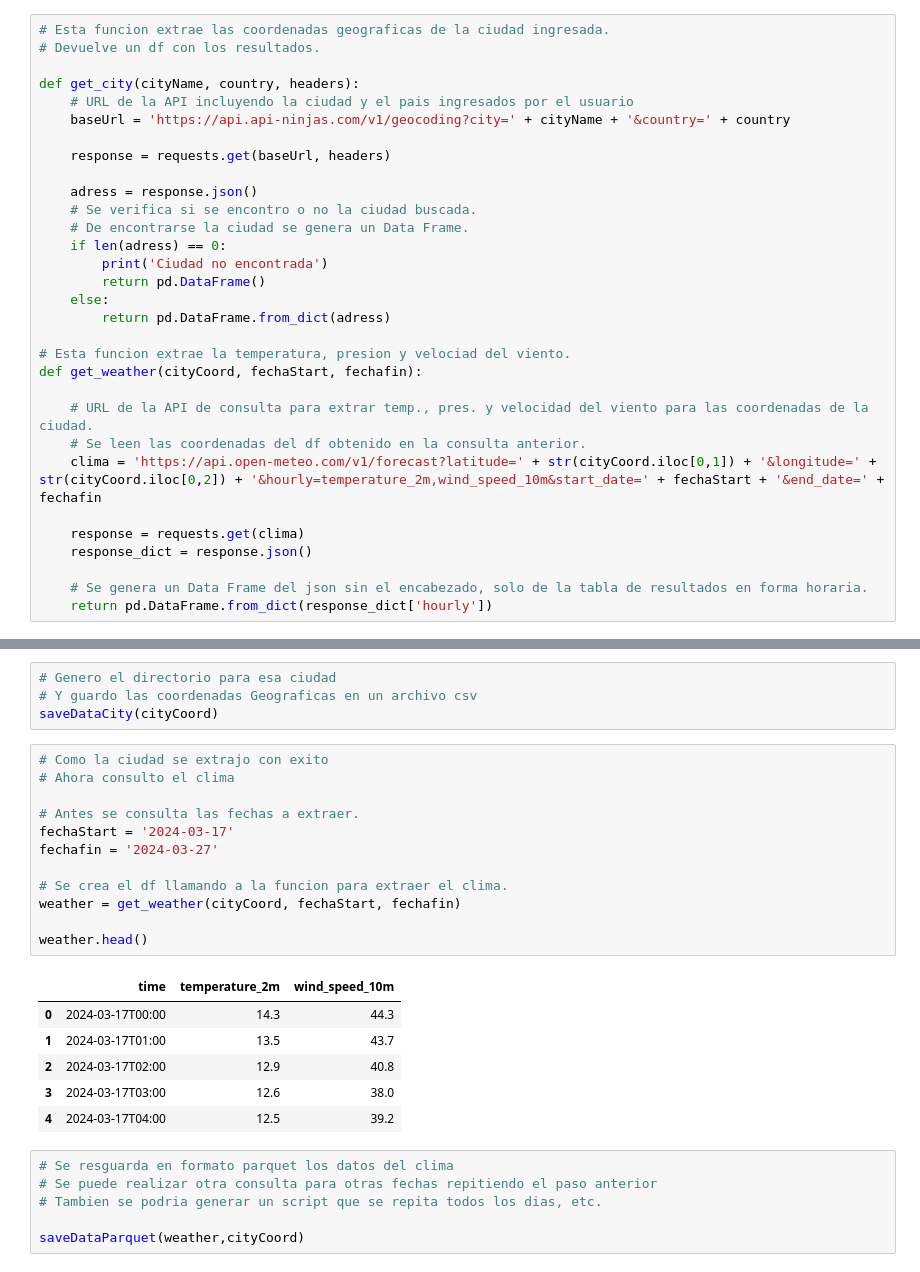
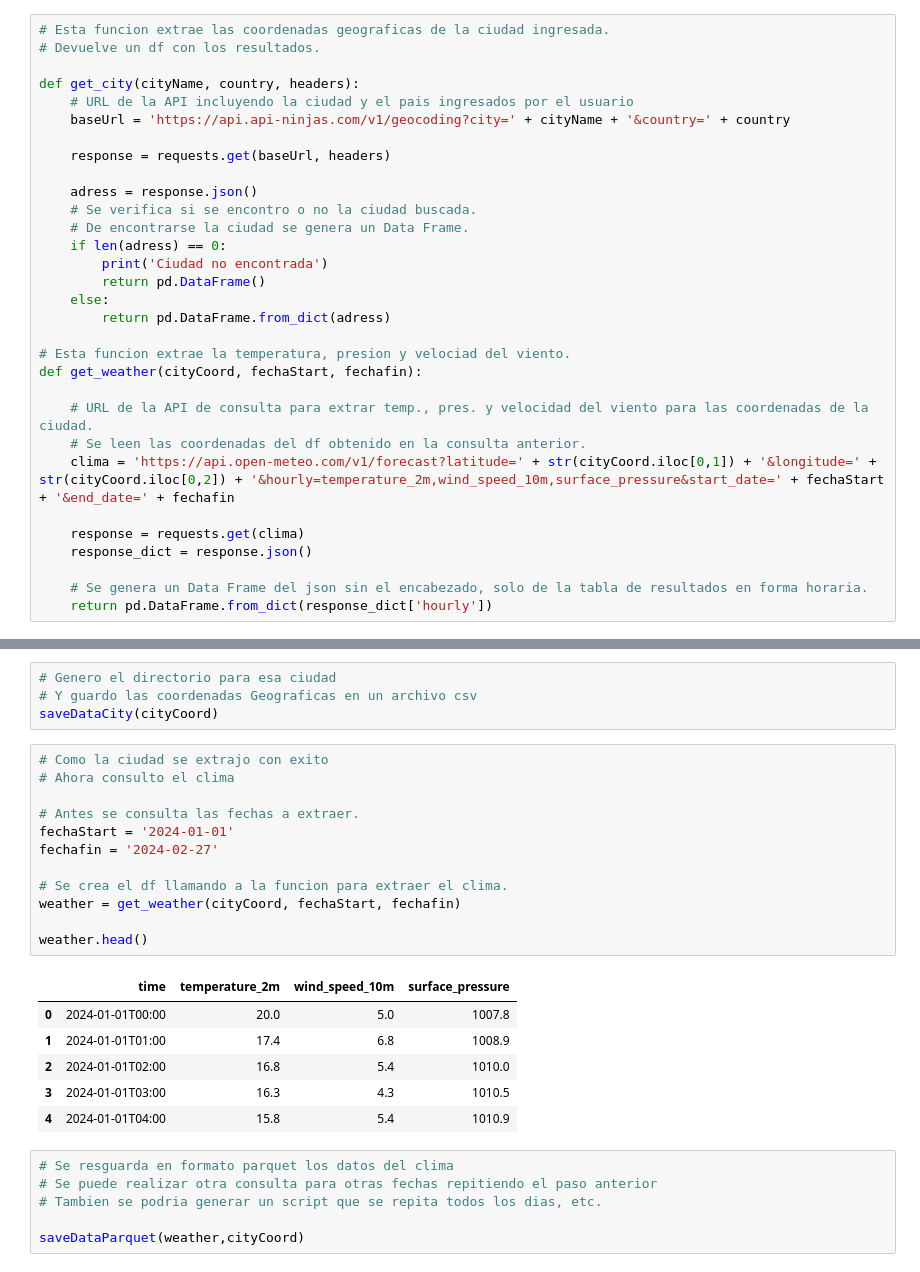
Before and after one commit to SELF-msselve/API-Extract, a Jupyter notebook: EduardoFarina-TP1.ipynb, the cells around one changed output, grey strips where cells are left out. Saved outputs shown, nothing was run; the diff lists cells and outputs as text.

```diff
--- a/EduardoFarina-TP1.ipynb
+++ b/EduardoFarina-TP1.ipynb
@@ -62,7 +62,7 @@ def get_weather(cityCoord, fechaStart, fechafin):
 
     # URL de la API de consulta para extrar temp., pres. y velocidad del viento para las coordenadas de la ciudad.
     # Se leen las coordenadas del df obtenido en la consulta anterior.
-    clima = 'https://api.open-meteo.com/v1/forecast?latitude=' + str(cityCoord.iloc[0,1]) + '&longitude=' + str(cityCoord.iloc[0,2]) + '&hourly=temperature_2m,wind_speed_10m&start_date=' + fechaStart + '&end_date=' + fechafin
+    clima = 'https://api.open-meteo.com/v1/forecast?latitude=' + str(cityCoord.iloc[0,1]) + '&longitude=' + str(cityCoord.iloc[0,2]) + '&hourly=temperature_2m,wind_speed_10m,surface_pressure&start_date=' + fechaStart + '&end_date=' + fechafin
 
     response = requests.get(clima)
     response_dict = response.json()
@@ -165,22 +166,22 @@ saveDataCity(cityCoord)
 # %%
 # Como la ciudad se extrajo con exito
 # Ahora consulto el clima
 
 # Antes se consulta las fechas a extraer.
-fechaStart = '2024-03-17'
-fechafin = '2024-03-27'
+fechaStart = '2024-01-01'
+fechafin = '2024-02-27'
 
 # Se crea el df llamando a la funcion para extraer el clima.
 weather = get_weather(cityCoord, fechaStart, fechafin)
 
 weather.head()
 # %% [output]
-|  | time | temperature_2m | wind_speed_10m |
-| 0 | 2024-03-17T00:00 | 14.3 | 44.3 |
-| 1 | 2024-03-17T01:00 | 13.5 | 43.7 |
-| 2 | 2024-03-17T02:00 | 12.9 | 40.8 |
-| 3 | 2024-03-17T03:00 | 12.6 | 38.0 |
-| 4 | 2024-03-17T04:00 | 12.5 | 39.2 |
+|  | time | temperature_2m | wind_speed_10m | surface_pressure |
+| 0 | 2024-01-01T00:00 | 20.0 | 5.0 | 1007.8 |
+| 1 | 2024-01-01T01:00 | 17.4 | 6.8 | 1008.9 |
+| 2 | 2024-01-01T02:00 | 16.8 | 5.4 | 1010.0 |
+| 3 | 2024-01-01T03:00 | 16.3 | 4.3 | 1010.5 |
+| 4 | 2024-01-01T04:00 | 15.8 | 5.4 | 1010.9 |
 # %%
 # Se resguarda en formato parquet los datos del clima
 # Se puede realizar otra consulta para otras fechas repitiendo el paso anterior
```
Also changed, not shown: parts of 13 cells of this notebook, 1 other file.
